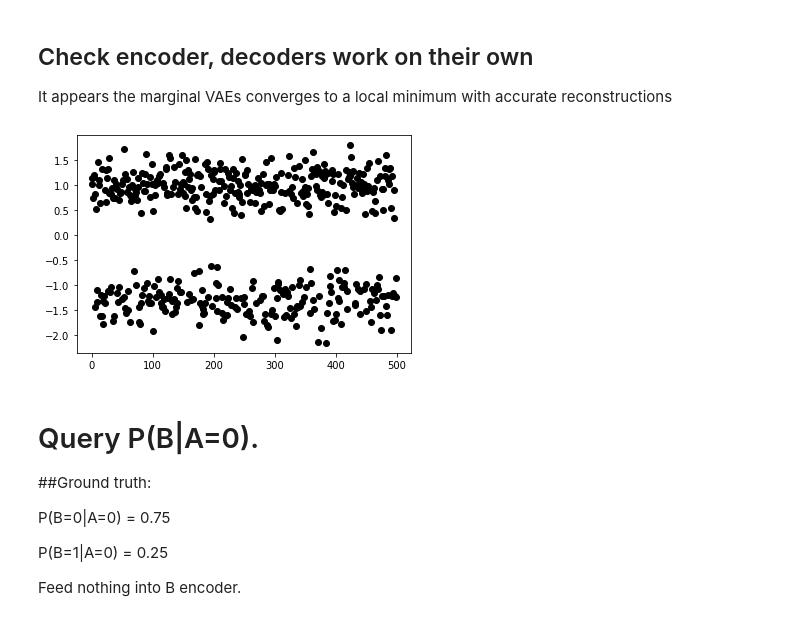
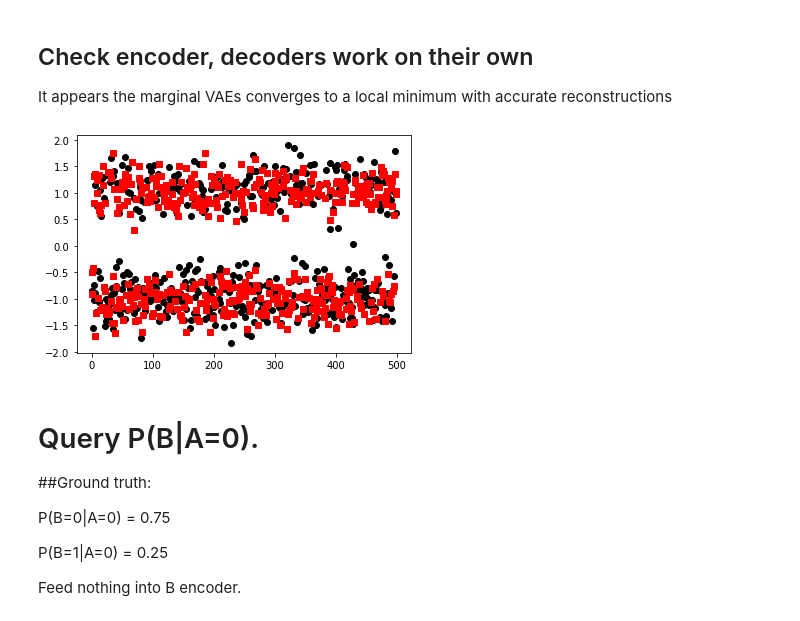
Before and after one commit to Kwanikaze/vpandas, a Jupyter notebook: MRF_VAE_binary_vars.ipynb, the cells around one changed output. Cells and saved outputs as stored; diff of their text form; code cells hidden in the pictures.

```diff
--- a/MRF_VAE_binary_vars.ipynb
+++ b/MRF_VAE_binary_vars.ipynb
@@ -315,11 +315,11 @@ Training the VAE-MRF on x_A only:
 # VAE Parameters
 num = 2 # digits from 0 to 1
 latent_dims = 1 # Latent z_A, z_B same dimension size
-num_epochs = 300
-batch_size = 25
+num_epochs = 1000#300
+batch_size = 50
 learning_rate = 1e-2 #1e-4
 use_gpu = True
-variational_beta = 0.0001 #tuned 0.001
+variational_beta = 5e-5 #tuned 5e-5 or 5e-6
 
 batch_size_list = [25,50]
 learning_rate_list = [1e-2, 1e-3, 1e-4]
@@ -375,7 +375,6 @@ def trainVAE(VAE, sample1_OHE, attribute: str):
 
           #Backprop the error, compute the gradient
           optimizer.zero_grad()
-          train_loss = train_loss
           train_loss.backward()
 
           #update parameters based on gradient
@@ -748,13 +756,12 @@ print("Number of parameters: %d" % num_params) #8*3 + 3 = 27, 3*8 + 8 = 32 3*3+3
 #print(list(VAE_MRF.parameters()))
 #print(VAE_MRF.parameters)
 
-
-# optimizer object
 optimizer = torch.optim.Adam(filter(lambda p: p.requires_grad, VAE_MRF.parameters()), lr = learning_rate)
 print("CovarianceAB before training")
 print(VAE_MRF.covarianceAB.cpu().detach().numpy())
 num_epochs = 2000
-trainVAE_MRF(VAE_MRF,emperical=True)
+emperical=True
+trainVAE_MRF(VAE_MRF,emperical)
 print("CovarianceAB after emperically estimating or learning by gradient descent")
 print(VAE_MRF.covarianceAB.cpu().detach().numpy())
 # %% [output]
@@ -796,17 +809,15 @@ Cannot hardcode since marginal encoders weights and biases generate sample speci
 
 While mu and logvar of each sample (0 or 1) stays the same, the sampled z differs.
 # %%
-VAE_MRF.eval()
-hardcode = False
-if hardcode == True:
-  with torch.no_grad():
-      #VAE_MRF.covarianceAB = torch.nn.Parameter(torch.tensor(0.1001001))
-      #VAE_MRF.covarianceAB = torch.nn.Parameter(torch.unsqueeze(torch.unsqueeze(VAE_MRF.covarianceAB,0),0))
-      VAE_MRF.covarianceAB = torch.nn.Parameter(torch.unsqueeze(torch.unsqueeze(torch.tensor(0.1001001),0),0))
-      VAE_MRF.muA_emp = torch.nn.Parameter(torch.unsqueeze(torch.unsqueeze(torch.tensor(0.6),0),0))
-      VAE_MRF.muB_emp = torch.nn.Parameter(torch.unsqueeze(torch.unsqueeze(torch.tensor(0.5),0),0))
-      VAE_MRF.logvarA_emp = torch.nn.Parameter(torch.unsqueeze(torch.unsqueeze(torch.tensor(0.24024024),0),0))
-      VAE_MRF.logvarB_emp =torch.nn.Parameter(torch.unsqueeze(torch.unsqueeze(torch.tensor(0.25025025),0),0))
+#VAE_MRF.eval()
+#hardcode = False
+#if hardcode == True:
+#  with torch.no_grad():
+#      VAE_MRF.covarianceAB = torch.nn.Parameter(torch.unsqueeze(torch.unsqueeze(torch.tensor(0.1001001),0),0))
+#      VAE_MRF.muA_emp = torch.nn.Parameter(torch.unsqueeze(torch.unsqueeze(torch.tensor(0.6),0),0))
+#      VAE_MRF.muB_emp = torch.nn.Parameter(torch.unsqueeze(torch.unsqueeze(torch.tensor(0.5),0),0))
+#      VAE_MRF.logvarA_emp = torch.nn.Parameter(torch.unsqueeze(torch.unsqueeze(torch.tensor(0.24024024),0),0))
+#      VAE_MRF.logvarB_emp =torch.nn.Parameter(torch.unsqueeze(torch.unsqueeze(torch.tensor(0.25025025),0),0))
 # %% [markdown]
 ## Visualizing Multivariate Normal
 https://peterroelants.github.io/posts/multivariate-normal-primer/
@@ -850,28 +861,29 @@ It appears the marginal VAEs converges to a local minimum with accurate reconstr
 # %%
 xA = sample1_OHE.filter(like='A', axis=1).values
 xB = sample1_OHE.filter(like='B', axis=1).values
 xA = Variable(torch.from_numpy(xA))
 xB = Variable(torch.from_numpy(xB))
 
-np_zA = np.empty(0)
-for x in xA:
-  zA = VAE_MRF.latent(x.float(), attribute='A')
-  #print(z)
-  np_zA = np.concatenate((np_zA, zA.cpu().detach().numpy()))
-np_zA = np_zA.reshape(num_samples,latent_dims)
+zA = VAE_MRF.latent(xA.float(), attribute='A')
+np_zA = zA.cpu().detach().numpy().reshape(num_samples,latent_dims)
+
+zB = VAE_MRF.latent(xB.float(), attribute='B')
+np_zB = zB.cpu().detach().numpy().reshape(num_samples,latent_dims)
+
 
 if latent_dims==1:
   plt.plot(np_zA, 'o', color='black');
+  plt.plot(np_zB, 's', color='red');
 elif latent_dims ==2:
   plt.plot(np_zA[:,0], np_zA[:,1],'o', color='black');
 elif latent_dims ==3:
   from mpl_toolkits.mplot3d import Axes3D
   fig = plt.figure()
   ax = Axes3D(fig)
   #t = np.arange(1000)
   ax.scatter(np_zA[:,0], np_zA[:,1], np_zA[:,2])
 # %% [output]
-[figure, old version]
+[figure, new version]
 # %% [markdown]
 # Query P(B|A=0).
 ##Ground truth:
```
Also changed, not shown: parts of 13 cells of this notebook.
